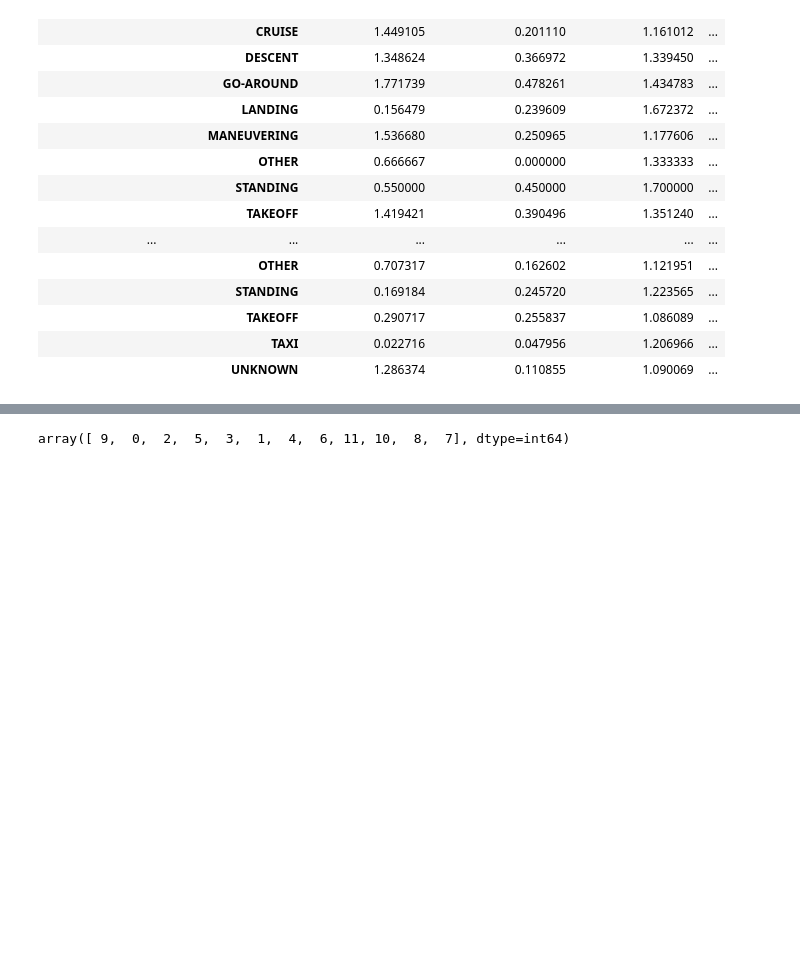
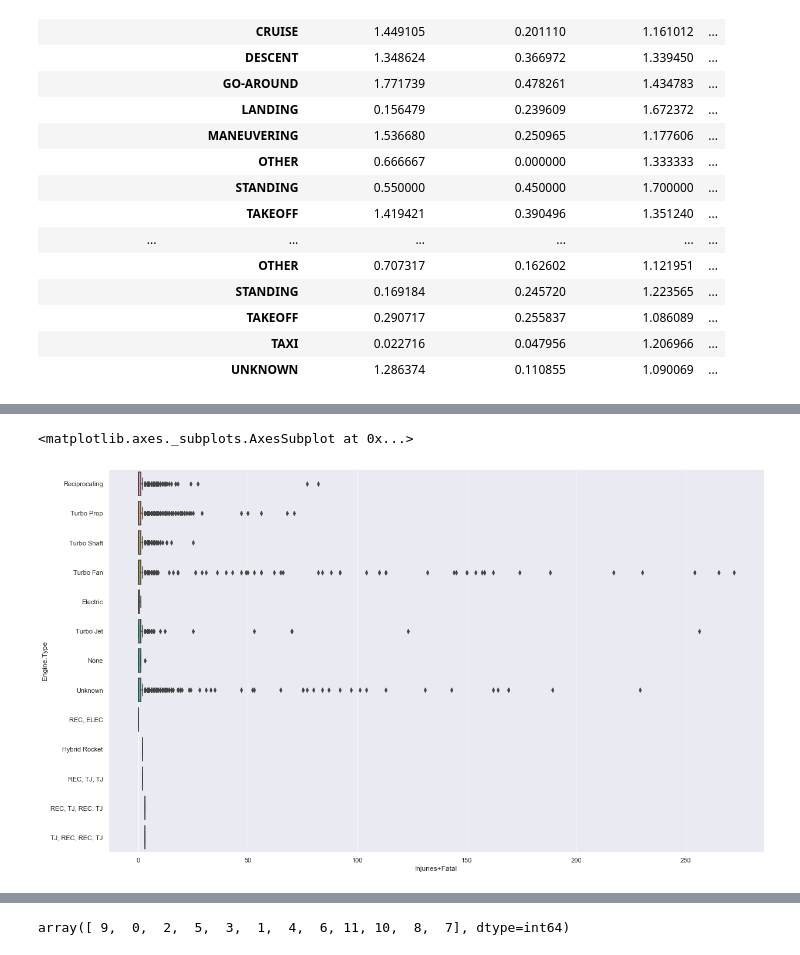
Before and after one commit to hienvantran/CZ1015_FS4_project, a Jupyter notebook: Data trial(no. of injuries+fatalities).ipynb, the cells around one changed output, grey strips where cells are left out. Cells and saved outputs as stored; diff of their text form; code cells hidden in the pictures; blank space fills up the shorter version.

```diff
--- a/Data trial(no. of injuries+fatalities).ipynb
+++ b/Data trial(no. of injuries+fatalities).ipynb
@@ -113,0 +111,11 @@ sb.boxplot(x="Injuries+Fatal", y="Purpose.of.Flight",data = jointDF6, orient = "
+# %%
+air7=pd.DataFrame(air[["Total.Fatal.Injuries","Total.Serious.Injuries","Engine.Type"]])
+air7=air7.dropna(how='any',axis=0)
+air7["Injuries+Fatal"]=air7["Total.Fatal.Injuries"]+air7["Total.Serious.Injuries"]
+jointDF7 = pd.concat([air7["Injuries+Fatal"], air7['Engine.Type'].reindex(index=air7["Injuries+Fatal"].index)], sort = False, axis = 1)
+# %%
+f, axes = plt.subplots(1, 1, figsize=(20, 12))
+sb.boxplot(x="Injuries+Fatal", y="Engine.Type",data = jointDF7, orient = "h")
+# %% [output]
+<matplotlib.axes._subplots.AxesSubplot at 0x...>
+[figure, added]
```
Also changed, not shown: parts of 13 cells of this notebook.
